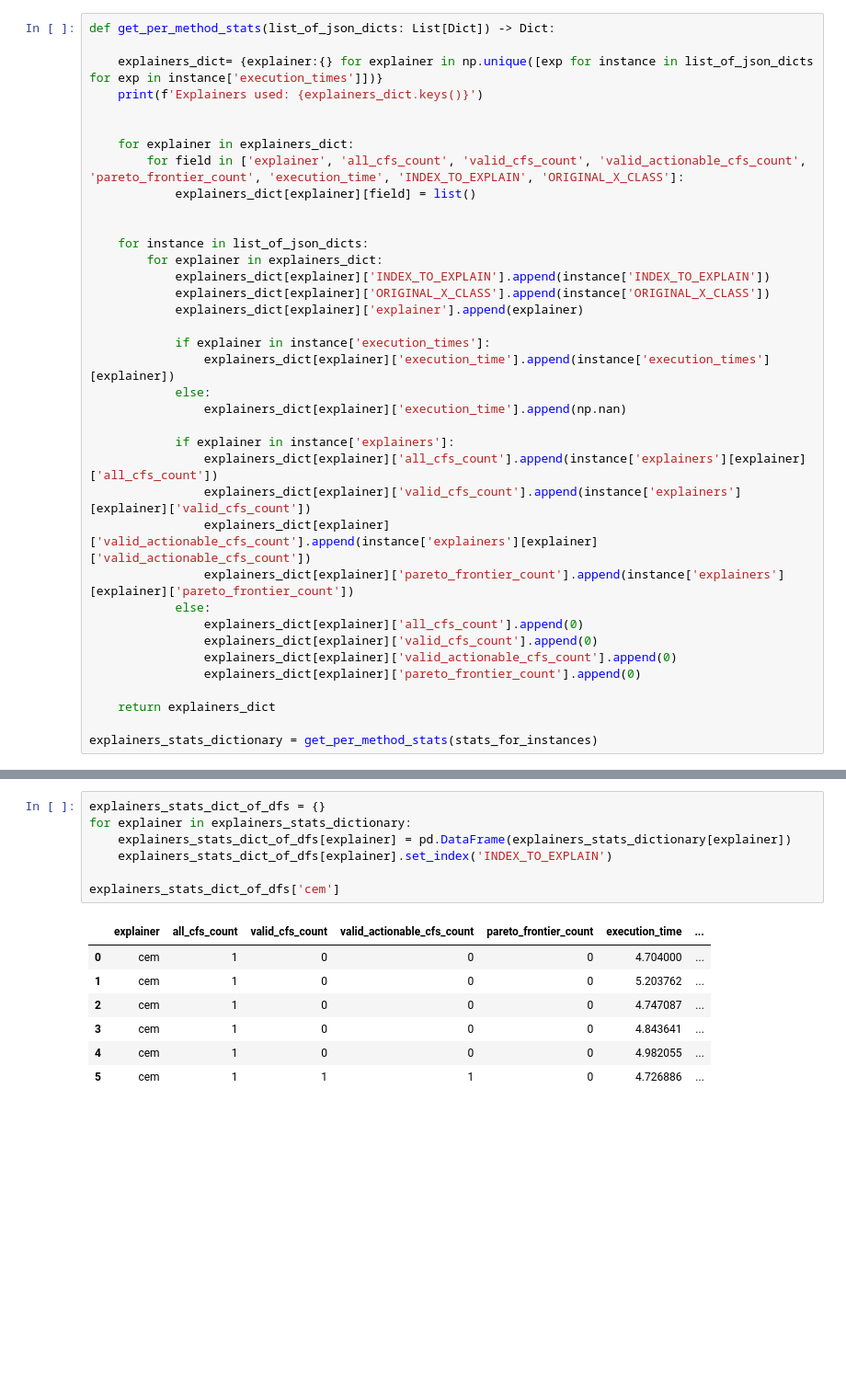
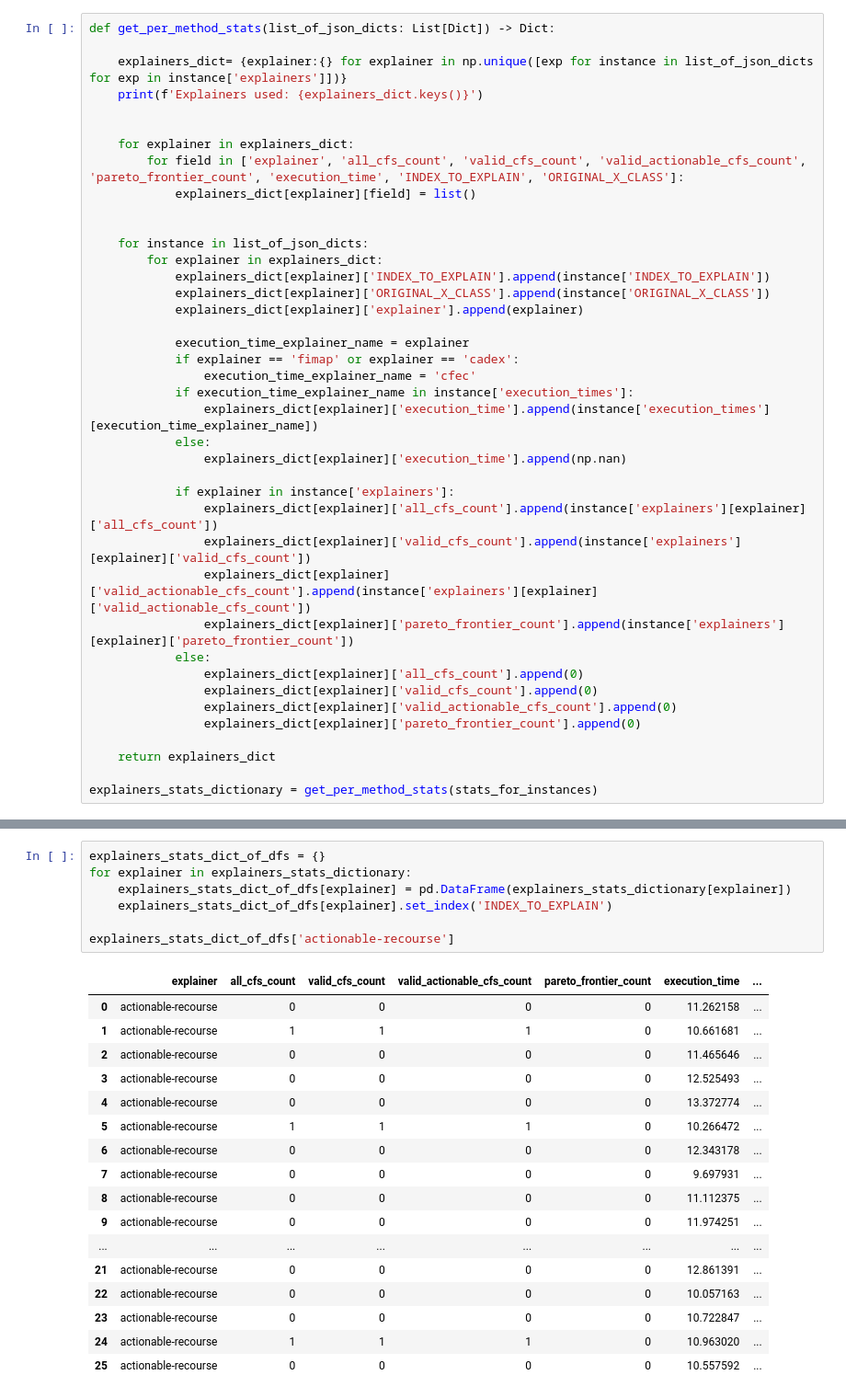
Before and after one commit to istepka/MCSECE, a Jupyter notebook: experiments/data_viz.ipynb, the cells around one changed output, grey strips where cells are left out. Shown at 92% size. Saved outputs shown, nothing was run; the diff lists cells and outputs as text; blank space fills up the shorter version.

Commit message:
Fix experiment pipeline compatibility issue between datasets which was caused by hardcoded target feature name in some places

```diff
--- a/experiments/data_viz.ipynb
+++ b/experiments/data_viz.ipynb
@@ -63,7 +78,7 @@ get_quantitative_stats_from_json(stats_for_instances)
 # %%
 def get_per_method_stats(list_of_json_dicts: List[Dict]) -> Dict:
 
-    explainers_dict= {explainer:{} for explainer in np.unique([exp for instance in list_of_json_dicts for exp in instance['execution_times']])}
+    explainers_dict= {explainer:{} for explainer in np.unique([exp for instance in list_of_json_dicts for exp in instance['explainers']])}
     print(f'Explainers used: {explainers_dict.keys()}')
 
 
@@ -78,8 +93,11 @@ def get_per_method_stats(list_of_json_dicts: List[Dict]) -> Dict:
             explainers_dict[explainer]['ORIGINAL_X_CLASS'].append(instance['ORIGINAL_X_CLASS'])
             explainers_dict[explainer]['explainer'].append(explainer)
 
-            if explainer in instance['execution_times']:
-                explainers_dict[explainer]['execution_time'].append(instance['execution_times'][explainer])
+            execution_time_explainer_name = explainer
+            if explainer == 'fimap' or explainer == 'cadex':
+                execution_time_explainer_name = 'cfec'
+            if execution_time_explainer_name in instance['execution_times']:
+                explainers_dict[explainer]['execution_time'].append(instance['execution_times'][execution_time_explainer_name])
             else:
                 explainers_dict[explainer]['execution_time'].append(np.nan)
 
@@ -102,15 +120,25 @@ Explainers used: dict_keys(['actionable-recourse', 'cem', 'cfec', 'cfproto', 'di
 # %%
 explainers_stats_dict_of_dfs = {}
 for explainer in explainers_stats_dictionary:
     explainers_stats_dict_of_dfs[explainer] = pd.DataFrame(explainers_stats_dictionary[explainer])
     explainers_stats_dict_of_dfs[explainer].set_index('INDEX_TO_EXPLAIN')
 
-explainers_stats_dict_of_dfs['cem']
+explainers_stats_dict_of_dfs['actionable-recourse']
 # %% [output]
 |  | explainer | all_cfs_count | valid_cfs_count | valid_actionable_cfs_count | pareto_frontier_count | execution_time | ... |
-| 0 | cem | 1 | 0 | 0 | 0 | 4.704000 | ... |
-| 1 | cem | 1 | 0 | 0 | 0 | 5.203762 | ... |
-| 2 | cem | 1 | 0 | 0 | 0 | 4.747087 | ... |
-| 3 | cem | 1 | 0 | 0 | 0 | 4.843641 | ... |
-| 4 | cem | 1 | 0 | 0 | 0 | 4.982055 | ... |
-| 5 | cem | 1 | 1 | 1 | 0 | 4.726886 | ... |
+| 0 | actionable-recourse | 0 | 0 | 0 | 0 | 11.262158 | ... |
+| 1 | actionable-recourse | 1 | 1 | 1 | 0 | 10.661681 | ... |
+| 2 | actionable-recourse | 0 | 0 | 0 | 0 | 11.465646 | ... |
+| 3 | actionable-recourse | 0 | 0 | 0 | 0 | 12.525493 | ... |
+| 4 | actionable-recourse | 0 | 0 | 0 | 0 | 13.372774 | ... |
+| 5 | actionable-recourse | 1 | 1 | 1 | 0 | 10.266472 | ... |
+| 6 | actionable-recourse | 0 | 0 | 0 | 0 | 12.343178 | ... |
+| 7 | actionable-recourse | 0 | 0 | 0 | 0 | 9.697931 | ... |
+| 8 | actionable-recourse | 0 | 0 | 0 | 0 | 11.112375 | ... |
+| 9 | actionable-recourse | 0 | 0 | 0 | 0 | 11.974251 | ... |
+| ... | ... | ... | ... | ... | ... | ... | ... |
+| 21 | actionable-recourse | 0 | 0 | 0 | 0 | 12.861391 | ... |
+| 22 | actionable-recourse | 0 | 0 | 0 | 0 | 10.057163 | ... |
+| 23 | actionable-recourse | 0 | 0 | 0 | 0 | 10.722847 | ... |
+| 24 | actionable-recourse | 1 | 1 | 1 | 0 | 10.963020 | ... |
+| 25 | actionable-recourse | 0 | 0 | 0 | 0 | 10.557592 | ... |
```
Also changed, not shown: parts of 3 cells of this notebook, 5 other files.
